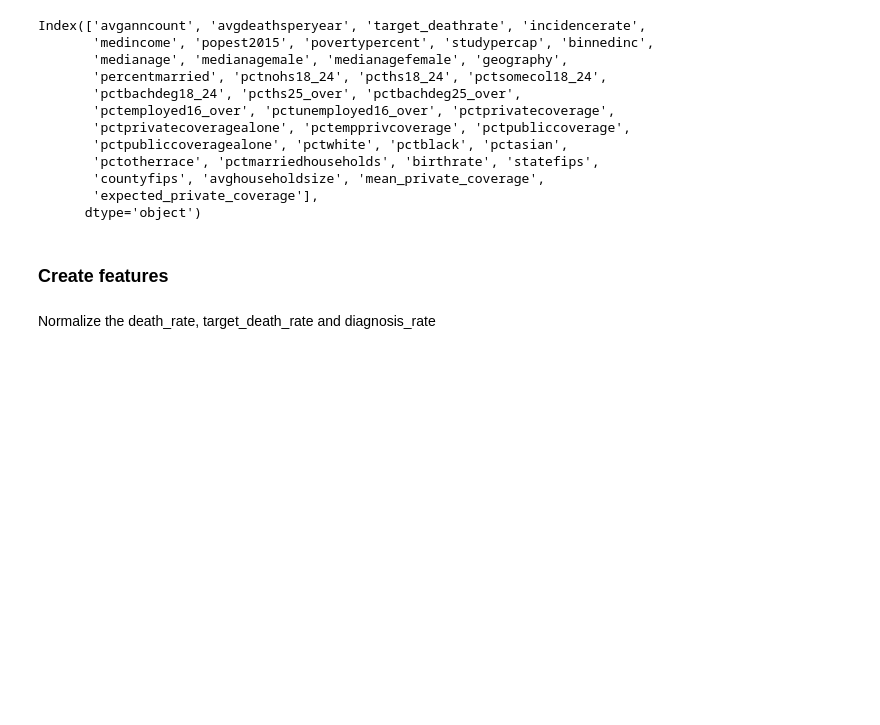
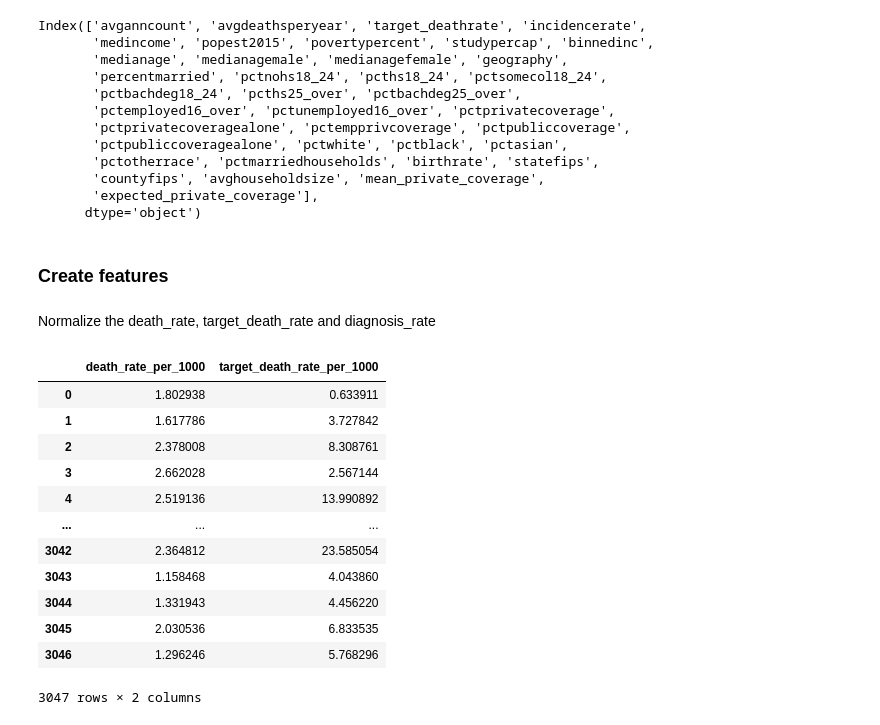
Before and after one commit to datamonsterr/Predict_cancer_mortality, a Jupyter notebook: deep_learning_regression.ipynb, the cells around one changed output. Drawn from its saved outputs; the diff is of its cells as text; code cells hidden in the pictures; blank space fills up the shorter version.

```diff
--- a/deep_learning_regression.ipynb
+++ b/deep_learning_regression.ipynb
@@ -101,4 +107,20 @@ features = [
     'pctpubliccoveragealone' # Coverage feature
     # Consider adding or removing features based on model performance and domain knowledge
 ]
+# %%
+data.loc[:, ["death_rate_per_1000", "target_death_rate_per_1000"]]
+# %% [output]
+|  | death_rate_per_1000 | target_death_rate_per_1000 |
+| 0 | 1.802938 | 0.633911 |
+| 1 | 1.617786 | 3.727842 |
+| 2 | 2.378008 | 8.308761 |
+| 3 | 2.662028 | 2.567144 |
+| 4 | 2.519136 | 13.990892 |
+| ... | ... | ... |
+| 3042 | 2.364812 | 23.585054 |
+| 3043 | 1.158468 | 4.043860 |
+| 3044 | 1.331943 | 4.456220 |
+| 3045 | 2.030536 | 6.833535 |
+| 3046 | 1.296246 | 5.768296 |
+3047 rows × 2 columns
 # %% [markdown]
```
Also changed, not shown: parts of 11 cells of this notebook, 6 other files.
